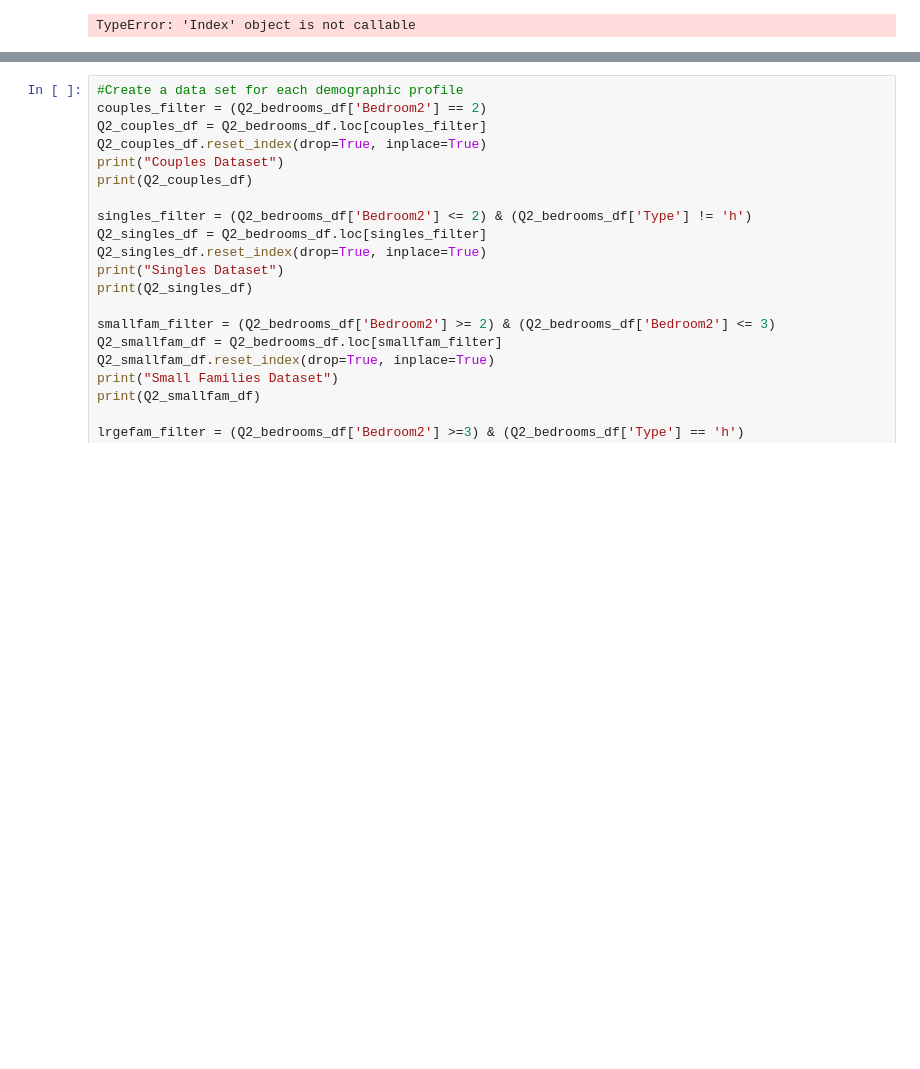
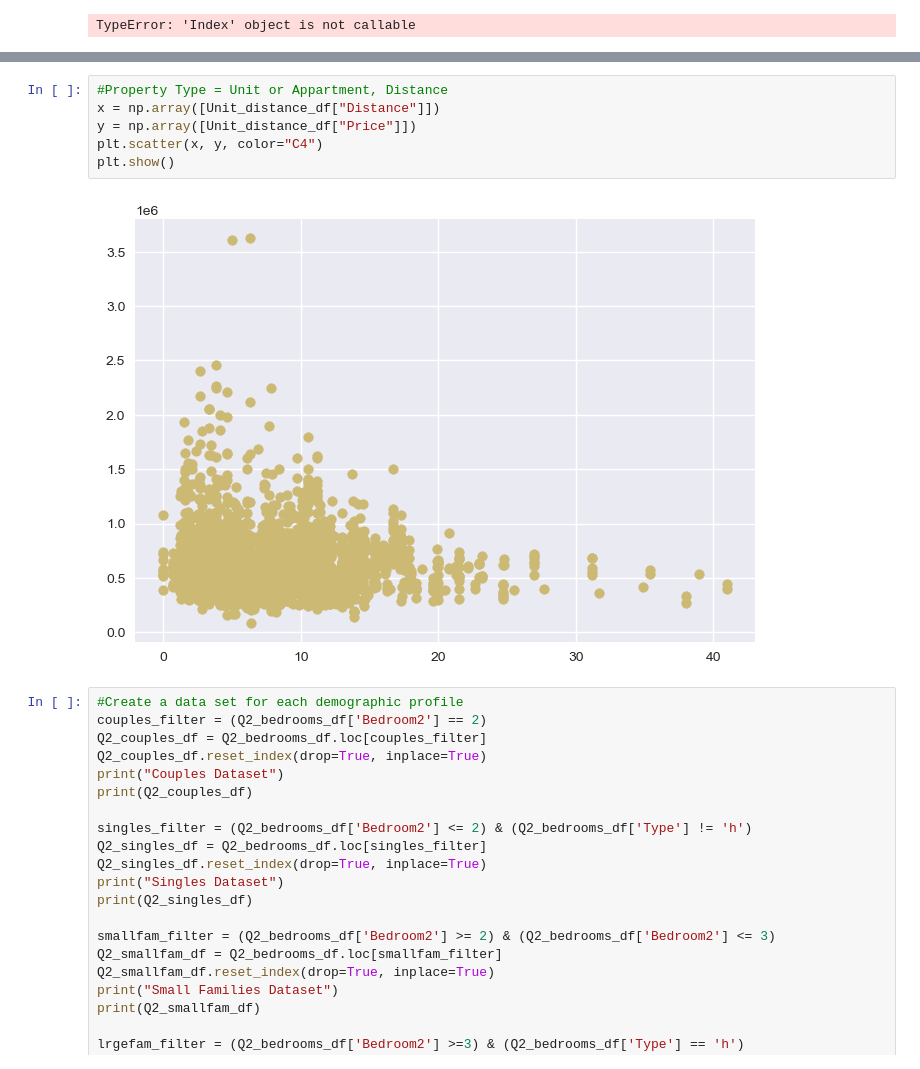
Before and after one commit to Kopixx/Project-1, a Jupyter notebook: Q2_data_exploration_based_off_existing_Q1.ipynb, the cells around one changed output, grey strips where cells are left out. Saved outputs shown, nothing was run; the diff lists cells and outputs as text; blank space fills up the shorter version.

```diff
--- a/Q2_data_exploration_based_off_existing_Q1.ipynb
+++ b/Q2_data_exploration_based_off_existing_Q1.ipynb
@@ -773,3 +816,11 @@ plt.show()
+# %%
+#Property Type = Unit or Appartment, Distance
+x = np.array([Unit_distance_df["Distance"]])
+y = np.array([Unit_distance_df["Price"]])
+plt.scatter(x, y, color="C4")
+plt.show()
+# %% [output]
+[figure, added]
 # %%
 #Create a data set for each demographic profile
 couples_filter = (Q2_bedrooms_df['Bedroom2'] == 2)
```
Also changed, not shown: parts of 11 cells of this notebook.
